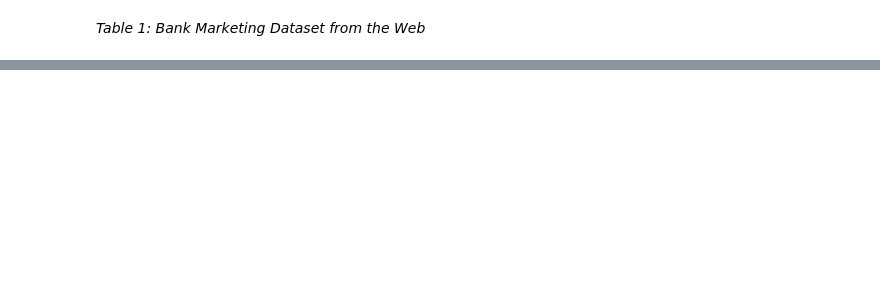
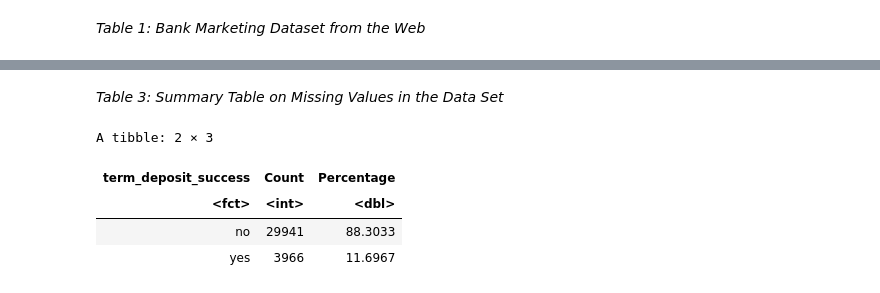
Before and after one commit to a-wang27/DSCI-100, a Jupyter notebook: project_proposal.ipynb, the cells around one changed output, grey strips where cells are left out. Cells and saved outputs as stored; diff of their text form; code cells hidden in the pictures; blank space fills up the shorter version.

```diff
--- a/project_proposal.ipynb
+++ b/project_proposal.ipynb
@@ -46,2 +40,14 @@ A tibble: 6 × 17
 # %% [markdown]
 *Table 1: Bank Marketing Dataset from the Web*
+# %%
+tidy_bank_data <- bank_data |>
+    rename(term_deposit_success = y) |>
+    mutate(term_deposit_success = as_factor(outcome))
+
+bank_split <- initial_split(tidy_bank_data,
+                            prop = 0.75,
+                            strata = term_deposit_success)
+bank_train <- training(bank_split)
+bank_test <- testing(bank_split)
+
+bank_train
@@ -47,0 +77,13 @@ A tibble: 6 × 17
+# %% [markdown]
+*Table 3: Summary Table on Missing Values in the Data Set*
+# %%
+number_obs <- nrow(bank_train)
+            bank_train |>
+            group_by(term_deposit_success) |>
+            summarize(Count = n(), Percentage = n() / number_obs * 100)
+# %% [output]
+A tibble: 2 × 3
+| term_deposit_success | Count | Percentage |
+| <fct> | <int> | <dbl> |
+| no | 29941 | 88.3033 |
+| yes | 3966 | 11.6967 |
```
Also changed, not shown: parts of 11 cells of this notebook.
